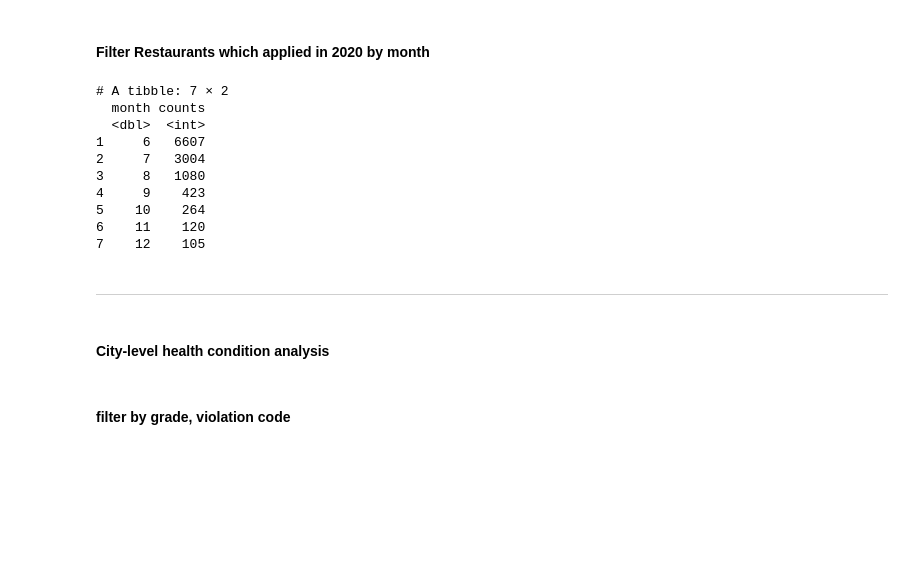
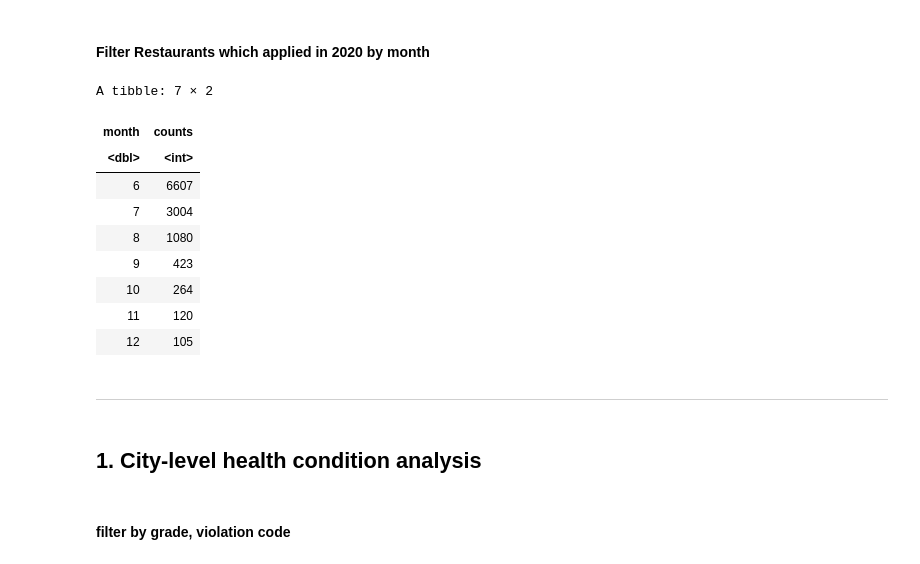
Before and after one commit to JieyingCai/final-project-restaurant, a Jupyter notebook: source.ipynb, the cells around one changed output. Cells and saved outputs as stored; diff of their text form; code cells hidden in the pictures; blank space fills up the shorter version.

```diff
--- a/source.ipynb
+++ b/source.ipynb
@@ -67,32 +66,32 @@ A tibble: 2 × 2
 # %% [markdown]
 #### Filter Restaurants which applied in 2020 by month
 # %%
-yearone_df <- date_data %>%
+yearone_df <- rest_data %>%
     filter(year == "2020")
 # %%
 yearone_month_df <- yearone_df %>%
     group_by(month) %>%
     summarise(
         counts = n()
     ) %>%
  arrange(desc(counts))
 
-print(yearone_month_df)
+yearone_month_df
 # %% [output]
-# A tibble: 7 × 2
-  month counts
-  <dbl>  <int>
-1     6   6607
-2     7   3004
-3     8   1080
-4     9    423
-5    10    264
-6    11    120
-7    12    105
+A tibble: 7 × 2
+| month | counts |
+| <dbl> | <int> |
+| 6 | 6607 |
+| 7 | 3004 |
+| 8 | 1080 |
+| 9 | 423 |
+| 10 | 264 |
+| 11 | 120 |
+| 12 | 105 |
 # %% [markdown]
 ---
 # %% [markdown]
-#### City-level health condition analysis
+## 1. City-level health condition analysis
 # %% [markdown]
 #### filter by grade, violation code
 # %%
```
Also changed, not shown: parts of 24 cells of this notebook.
